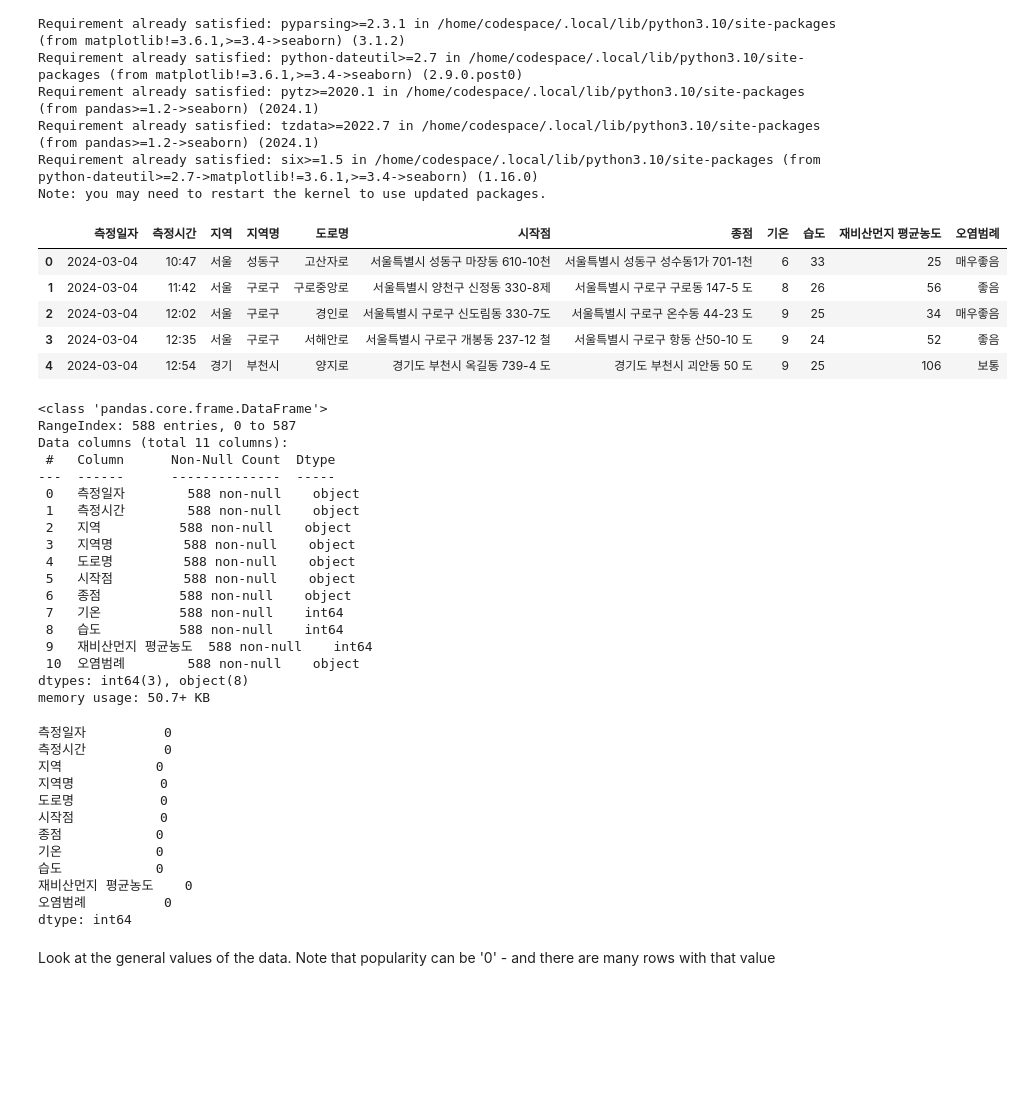
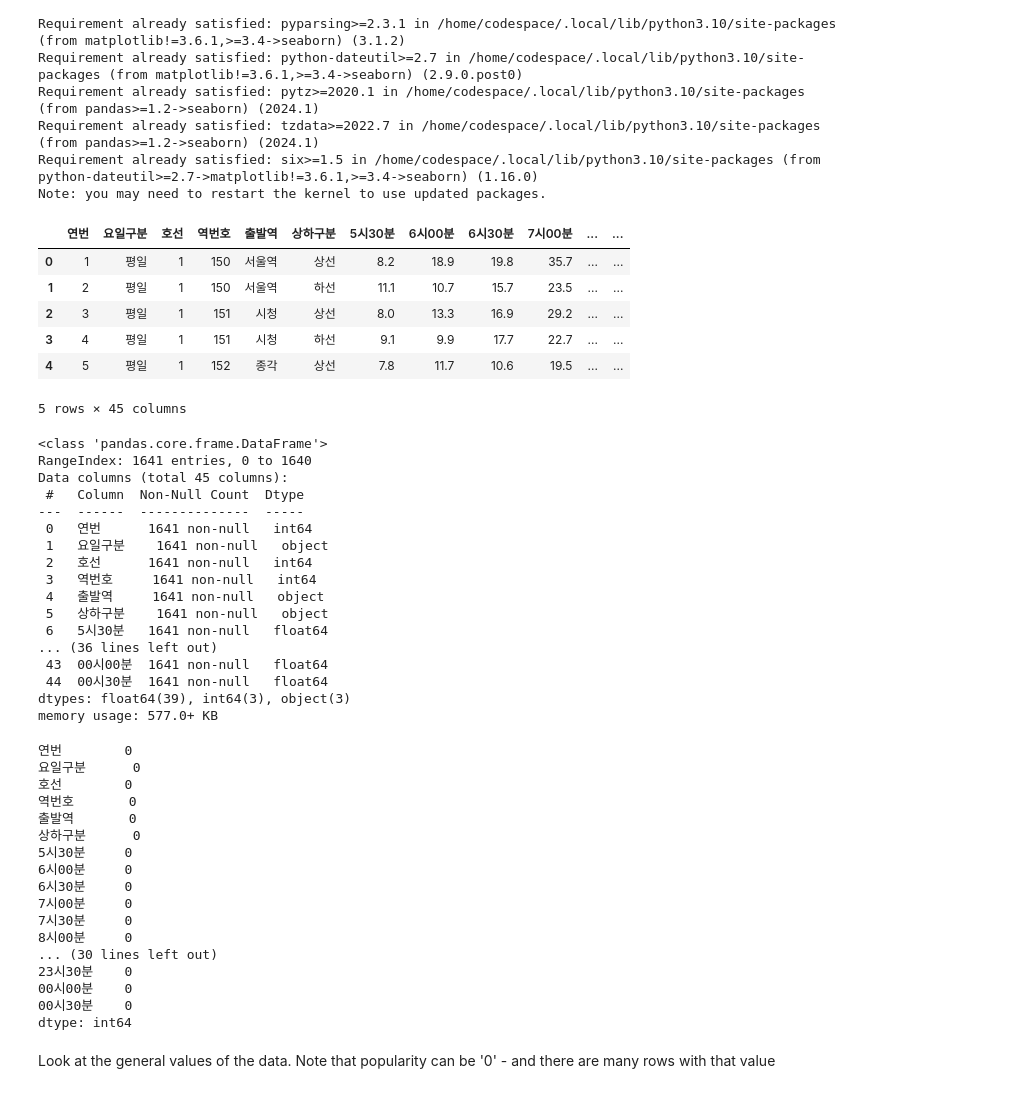
Before and after one commit to Konkuk-Univ-Glocal-Campus/ml202401-midterm-SyouSB, a Jupyter notebook: ml_midterm.ipynb, the cells around one changed output. Drawn from its saved outputs; the diff is of its cells as text; code cells hidden in the pictures; blank space fills up the shorter version.

```diff
--- a/ml_midterm.ipynb
+++ b/ml_midterm.ipynb
@@ -36,53 +36,59 @@ import pandas as pd
 # %%
 # append the song data from nigerian-songs.csv.
 # Load up a dataframe with some data about the songs.
 
 # df = pd.read_csv("./도로교통공단_시군구별 월별 교통사고 통계_20221231.csv")
-df = pd.read_csv("./한국환경공단_도로 재비산먼지 측정 정보_20240331.csv")
+# df = pd.read_csv("./한국환경공단_도로 재비산먼지 측정 정보_20240331.csv")
+df = pd.read_csv("서울교통공사_지하철혼잡도정보_20230331.csv")
 df.head()
 # %% [output]
-|  | 측정일자 | 측정시간 | 지역 | 지역명 | 도로명 | 시작점 | 종점 | 기온 | 습도 | 재비산먼지 평균농도 | 오염범례 |
-| 0 | 2024-03-04 | 10:47 | 서울 | 성동구 | 고산자로 | 서울특별시 성동구 마장동 610-10천 | 서울특별시 성동구 성수동1가 701-1천 | 6 | 33 | 25 | 매우좋음 |
-| 1 | 2024-03-04 | 11:42 | 서울 | 구로구 | 구로중앙로 | 서울특별시 양천구 신정동 330-8제 | 서울특별시 구로구 구로동 147-5 도 | 8 | 26 | 56 | 좋음 |
-| 2 | 2024-03-04 | 12:02 | 서울 | 구로구 | 경인로 | 서울특별시 구로구 신도림동 330-7도 | 서울특별시 구로구 온수동 44-23 도 | 9 | 25 | 34 | 매우좋음 |
-| 3 | 2024-03-04 | 12:35 | 서울 | 구로구 | 서해안로 | 서울특별시 구로구 개봉동 237-12 철 | 서울특별시 구로구 항동 산50-10 도 | 9 | 24 | 52 | 좋음 |
-| 4 | 2024-03-04 | 12:54 | 경기 | 부천시 | 양지로 | 경기도 부천시 옥길동 739-4 도 | 경기도 부천시 괴안동 50 도 | 9 | 25 | 106 | 보통 |
+|  | 연번 | 요일구분 | 호선 | 역번호 | 출발역 | 상하구분 | 5시30분 | 6시00분 | 6시30분 | 7시00분 | ... | ... |
+| 0 | 1 | 평일 | 1 | 150 | 서울역 | 상선 | 8.2 | 18.9 | 19.8 | 35.7 | ... | ... |
+| 1 | 2 | 평일 | 1 | 150 | 서울역 | 하선 | 11.1 | 10.7 | 15.7 | 23.5 | ... | ... |
+| 2 | 3 | 평일 | 1 | 151 | 시청 | 상선 | 8.0 | 13.3 | 16.9 | 29.2 | ... | ... |
+| 3 | 4 | 평일 | 1 | 151 | 시청 | 하선 | 9.1 | 9.9 | 17.7 | 22.7 | ... | ... |
+| 4 | 5 | 평일 | 1 | 152 | 종각 | 상선 | 7.8 | 11.7 | 10.6 | 19.5 | ... | ... |
+5 rows × 45 columns
 # %%
 
 df.info()
 # %% [output]
 <class 'pandas.core.frame.DataFrame'>
-RangeIndex: 588 entries, 0 to 587
-Data columns (total 11 columns):
- #   Column      Non-Null Count  Dtype
----  ------      --------------  -----
- 0   측정일자        588 non-null    object
- 1   측정시간        588 non-null    object
- 2   지역          588 non-null    object
- 3   지역명         588 non-null    object
- 4   도로명         588 non-null    object
- 5   시작점         588 non-null    object
- 6   종점          588 non-null    object
- 7   기온          588 non-null    int64
- 8   습도          588 non-null    int64
- 9   재비산먼지 평균농도  588 non-null    int64
- 10  오염범례        588 non-null    object
-dtypes: int64(3), object(8)
-memory usage: 50.7+ KB
+RangeIndex: 1641 entries, 0 to 1640
+Data columns (total 45 columns):
+ #   Column  Non-Null Count  Dtype
+---  ------  --------------  -----
+ 0   연번      1641 non-null   int64
+ 1   요일구분    1641 non-null   object
+ 2   호선      1641 non-null   int64
+ 3   역번호     1641 non-null   int64
+ 4   출발역     1641 non-null   object
+ 5   상하구분    1641 non-null   object
+ 6   5시30분   1641 non-null   float64
+... (36 lines left out)
+ 43  00시00분  1641 non-null   float64
+ 44  00시30분  1641 non-null   float64
+dtypes: float64(39), int64(3), object(3)
+memory usage: 577.0+ KB
 # %%
 df.isnull().sum()
 # %% [output]
-측정일자          0
-측정시간          0
-지역            0
-지역명           0
-도로명           0
-시작점           0
-종점            0
-기온            0
-습도            0
-재비산먼지 평균농도    0
-오염범례          0
+연번        0
+요일구분      0
+호선        0
+역번호       0
+출발역       0
+상하구분      0
+5시30분     0
+6시00분     0
+6시30분     0
+7시00분     0
+7시30분     0
+8시00분     0
+... (30 lines left out)
+23시30분    0
+00시00분    0
+00시30분    0
 dtype: int64
 # %% [markdown]
 Look at the general values of the data. Note that popularity can be '0' - and there are many rows with that value
```
Also changed, not shown: parts of 4 cells of this notebook.
